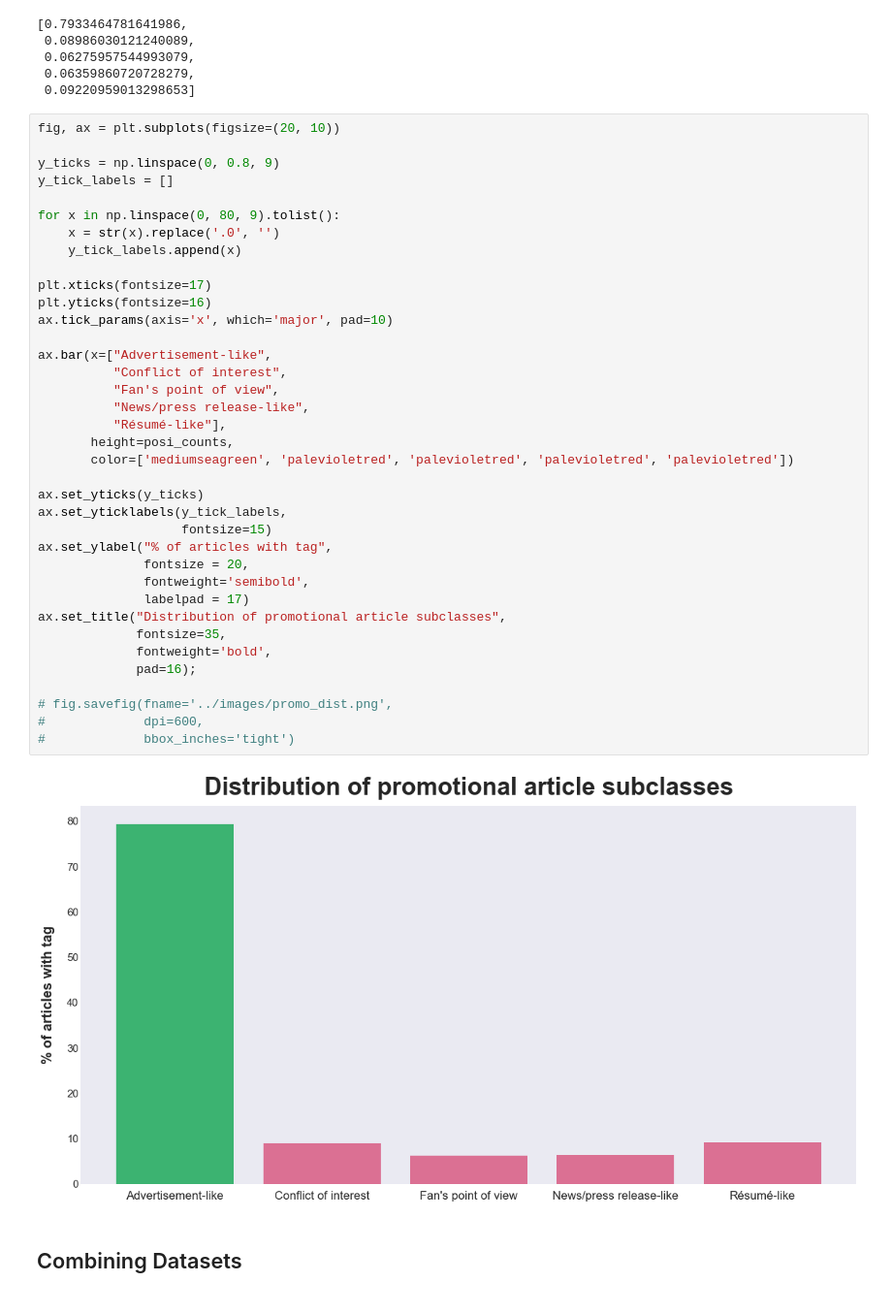
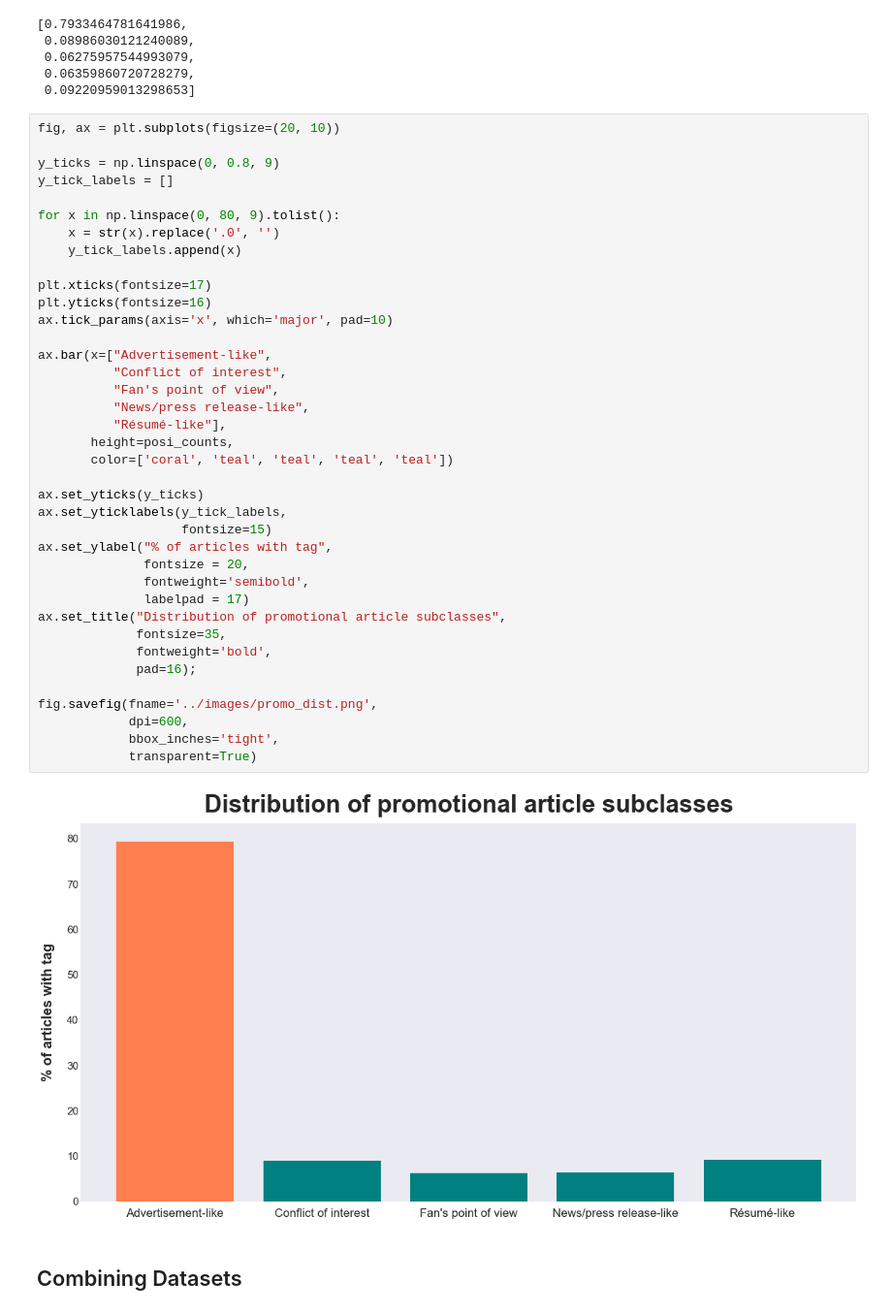
Before and after one commit to toastdeini/Wikipedia-article-quality, a Jupyter notebook: prep/Exploratory_Analysis.ipynb, the cells around one changed output. Shown at 97% size. Drawn from its saved outputs; the diff is of its cells as text.

```diff
--- a/prep/Exploratory_Analysis.ipynb
+++ b/prep/Exploratory_Analysis.ipynb
@@ -442,38 +444,39 @@ y_ticks = np.linspace(0, 0.8, 9)
 y_tick_labels = []
 
 for x in np.linspace(0, 80, 9).tolist():
     x = str(x).replace('.0', '')
     y_tick_labels.append(x)
 
 plt.xticks(fontsize=17)
 plt.yticks(fontsize=16)
 ax.tick_params(axis='x', which='major', pad=10)
 
 ax.bar(x=["Advertisement-like",
           "Conflict of interest",
           "Fan's point of view",
           "News/press release-like",
           "Résumé-like"],
        height=posi_counts,
-       color=['mediumseagreen', 'palevioletred', 'palevioletred', 'palevioletred', 'palevioletred'])
+       color=['coral', 'teal', 'teal', 'teal', 'teal'])
 
 ax.set_yticks(y_ticks)
 ax.set_yticklabels(y_tick_labels,
                    fontsize=15)
 ax.set_ylabel("% of articles with tag",
               fontsize = 20,
               fontweight='semibold',
               labelpad = 17)
 ax.set_title("Distribution of promotional article subclasses",
              fontsize=35,
              fontweight='bold',
              pad=16);
 
-# fig.savefig(fname='../images/promo_dist.png',
-#             dpi=600,
-#             bbox_inches='tight')
+fig.savefig(fname='../images/promo_dist.png',
+            dpi=600,
+            bbox_inches='tight',
+            transparent=True)
 # %% [output]
-[figure, old version]
+[figure, new version]
 # %% [markdown]
 ## Combining Datasets
 # %% [markdown]
```
Also changed, not shown: parts of 13 cells of this notebook.
